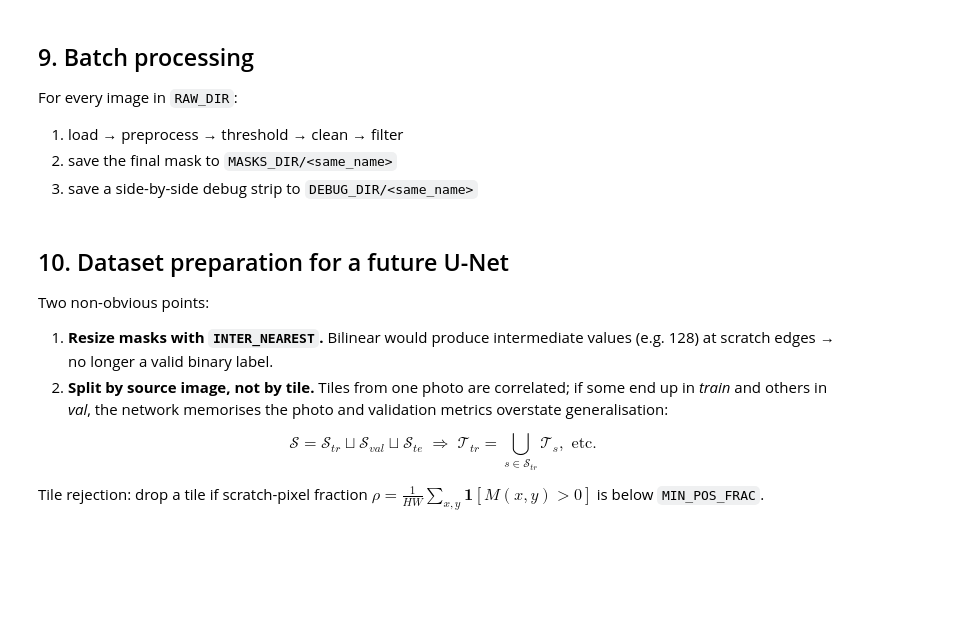
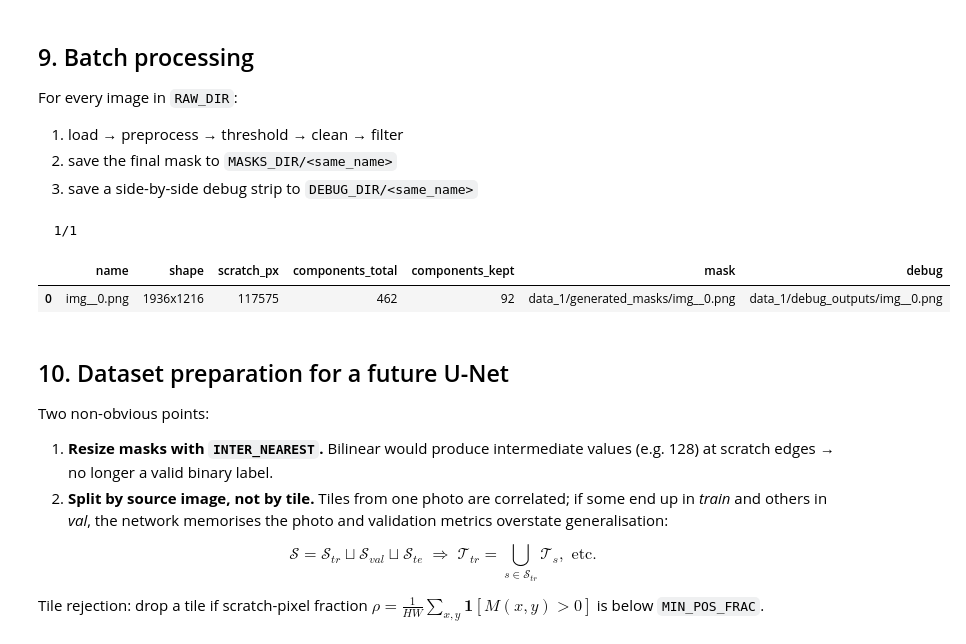
Before and after one commit to Relo02/AM_project, a Jupyter notebook: scratch_detection.ipynb, the cells around one changed output. Cells and saved outputs as stored; diff of their text form; code cells hidden in the pictures; blank space fills up the shorter version.

```diff
--- a/scratch_detection.ipynb
+++ b/scratch_detection.ipynb
@@ -718,35 +780,39 @@ def save_debug_overlay(img: np.ndarray, res: dict, src_path: Path, out_dir: Path
     final_bgr = cv.cvtColor(res['final'],     cv.COLOR_GRAY2BGR)
     img_bgr   = cv.cvtColor(img,              cv.COLOR_GRAY2BGR)
     strip = np.concatenate([img_bgr, cand_bgr, final_bgr, ov], axis=1)
     out_path = out_dir / src_path.name
     cv.imwrite(str(out_path), strip)
     return out_path
 
 def process_batch(raw_dir: Path, mask_dir: Path, debug_dir: Path,
                   p: Params, save_debug: bool = True) -> pd.DataFrame:
     rows = []
     paths = list_images(raw_dir)
     for i, src in enumerate(paths, 1):
         img = load_gray(src)
         res = build_mask(img, p)
         m_path = save_mask(res['final'], src, mask_dir)
         d_path = save_debug_overlay(img, res, src, debug_dir) if save_debug else None
         rows.append(dict(
             name=src.name,
             shape=f'{img.shape[1]}x{img.shape[0]}',
             scratch_px=int((res['final'] > 0).sum()),
             components_total=len(res['components']),
             components_kept=int(res['components'].kept.sum()),
             mask=str(m_path),
             debug=str(d_path) if d_path else '',
         ))
         if i % 10 == 0 or i == len(paths):
             print(f'  {i}/{len(paths)}')
     return pd.DataFrame(rows)
 
 # Run on the whole folder. Comment out if you are still tuning on one image.
-# summary = process_batch(RAW_DIR, MASKS_DIR, DEBUG_DIR, P)
-# summary
+summary = process_batch(RAW_DIR, MASKS_DIR, DEBUG_DIR, P)
+summary
+# %% [output]
+  1/1
+|  | name | shape | scratch_px | components_total | components_kept | mask | debug |
+| 0 | img__0.png | 1936x1216 | 117575 | 462 | 92 | data_1/generated_masks/img__0.png | data_1/debug_outputs/img__0.png |
 # %% [markdown]
 ## 10. Dataset preparation for a future U-Net
 
```
Also changed, not shown: parts of 8 cells of this notebook.
